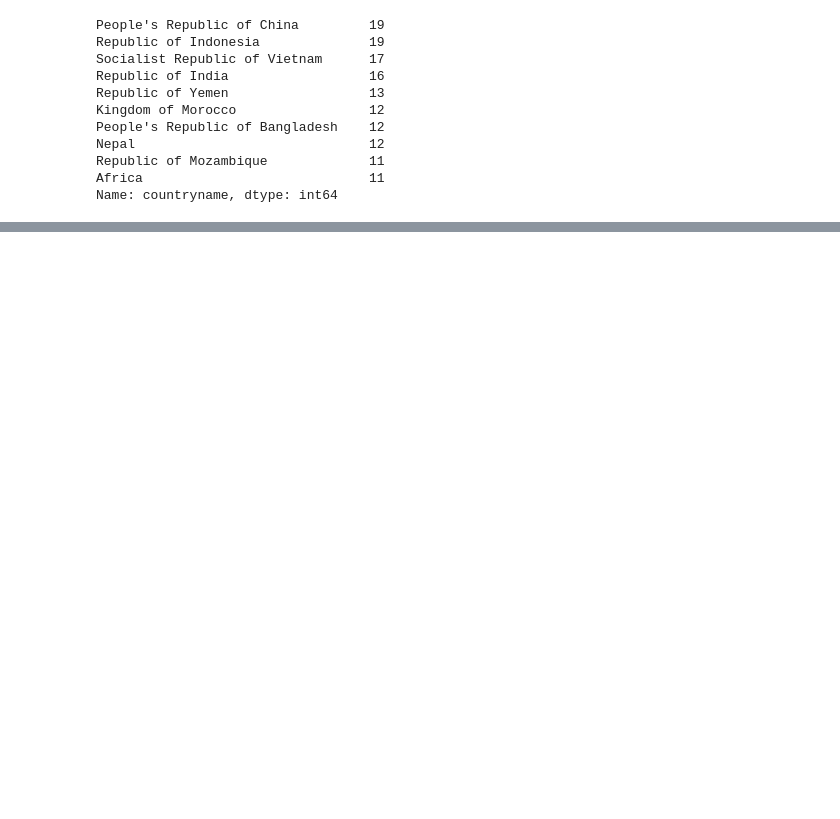
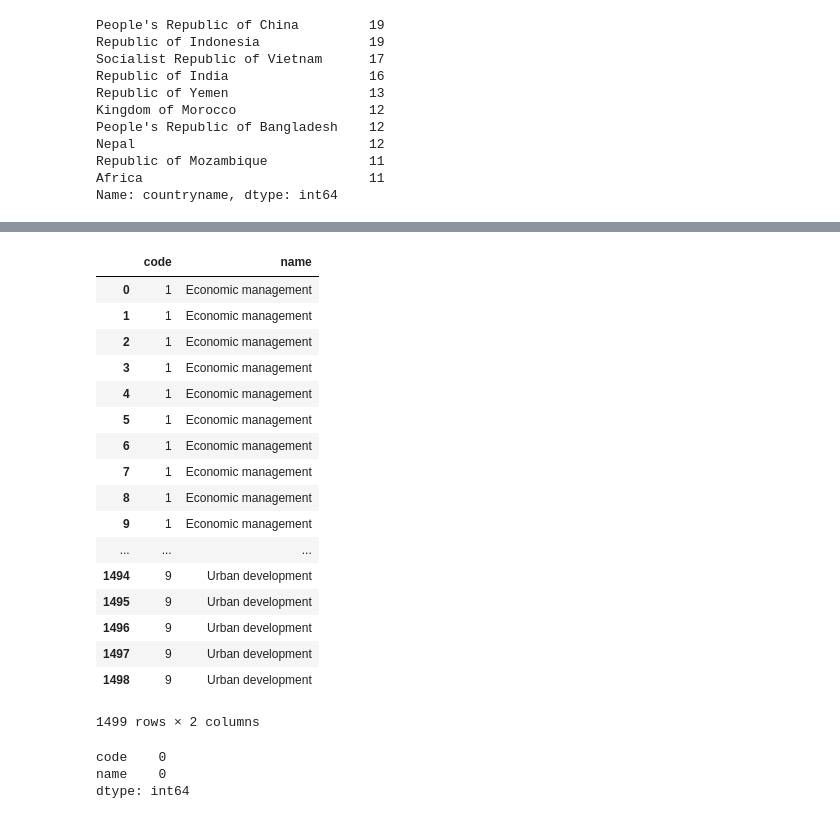
Before and after one commit to michellebonat/world-bank-json, a Jupyter notebook: json_mini_project.ipynb, the cells around one changed output, grey strips where cells are left out. Cells and saved outputs as stored; diff of their text form; code cells hidden in the pictures; blank space fills up the shorter version.

```diff
--- a/json_mini_project.ipynb
+++ b/json_mini_project.ipynb
@@ -68,0 +174,29 @@ Name: countryname, dtype: int64
+# %%
+# reset the index
+bfilled_df.reset_index().drop('index', axis=1)
+# %% [output]
+|  | code | name |
+| 0 | 1 | Economic management |
+| 1 | 1 | Economic management |
+| 2 | 1 | Economic management |
+| 3 | 1 | Economic management |
+| 4 | 1 | Economic management |
+| 5 | 1 | Economic management |
+| 6 | 1 | Economic management |
+| 7 | 1 | Economic management |
+| 8 | 1 | Economic management |
+| 9 | 1 | Economic management |
+| ... | ... | ... |
+| 1494 | 9 | Urban development |
+| 1495 | 9 | Urban development |
+| 1496 | 9 | Urban development |
+| 1497 | 9 | Urban development |
+| 1498 | 9 | Urban development |
+1499 rows × 2 columns
+# %%
+# now check for missing values there should not be any
+bfilled_df[filled_df.name==''].count()
+# %% [output]
+code    0
+name    0
+dtype: int64
```
Also changed, not shown: parts of 16 cells of this notebook.
